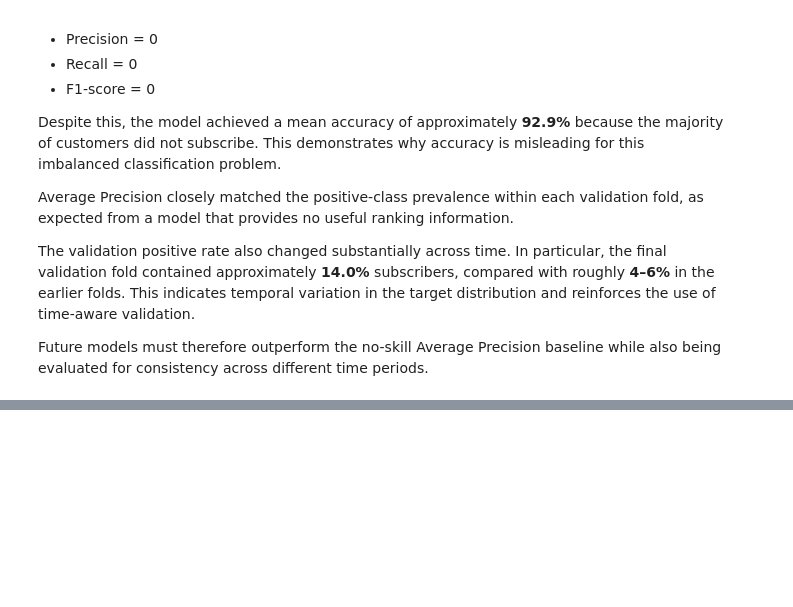
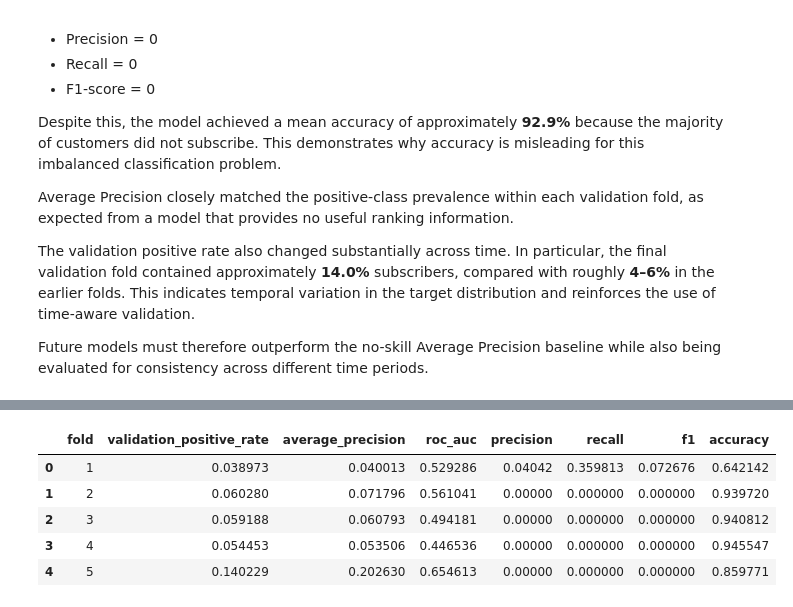
Before and after one commit to NourhanFarag/bank-marketing-subscription-prediction, a Jupyter notebook: notebooks/01_bank_marketing_analysis.ipynb, the cells around one changed output, grey strips where cells are left out. Saved outputs shown, nothing was run; the diff lists cells and outputs as text; code cells hidden in the pictures; blank space fills up the shorter version.

```diff
--- a/notebooks/01_bank_marketing_analysis.ipynb
+++ b/notebooks/01_bank_marketing_analysis.ipynb
@@ -1346,0 +1396,43 @@ Future models must therefore outperform the no-skill Average Precision baseline
+# %%
+logistic_cv_raw = cross_validate(
+    estimator=logistic_pipeline,
+    X=X_dev,
+    y=y_dev,
+    cv=CV_SPLITS,
+    scoring=SCORING,
+    return_train_score=False
+)
+# %%
+logistic_cv_results = pd.DataFrame({
+    "fold": range(1, len(CV_SPLITS) + 1),
+
+    "validation_positive_rate":
+        fold_overview["validation_positive_rate"],
+
+    "average_precision":
+        logistic_cv_raw["test_average_precision"],
+
+    "roc_auc":
+        logistic_cv_raw["test_roc_auc"],
+
+    "precision":
+        logistic_cv_raw["test_precision"],
+
+    "recall":
+        logistic_cv_raw["test_recall"],
+
+    "f1":
+        logistic_cv_raw["test_f1"],
+
+    "accuracy":
+        logistic_cv_raw["test_accuracy"]
+})
+
+logistic_cv_results
+# %% [output]
+|  | fold | validation_positive_rate | average_precision | roc_auc | precision | recall | f1 | accuracy |
+| 0 | 1 | 0.038973 | 0.040013 | 0.529286 | 0.04042 | 0.359813 | 0.072676 | 0.642142 |
+| 1 | 2 | 0.060280 | 0.071796 | 0.561041 | 0.00000 | 0.000000 | 0.000000 | 0.939720 |
+| 2 | 3 | 0.059188 | 0.060793 | 0.494181 | 0.00000 | 0.000000 | 0.000000 | 0.940812 |
+| 3 | 4 | 0.054453 | 0.053506 | 0.446536 | 0.00000 | 0.000000 | 0.000000 | 0.945547 |
+| 4 | 5 | 0.140229 | 0.202630 | 0.654613 | 0.00000 | 0.000000 | 0.000000 | 0.859771 |
```
Also changed, not shown: parts of 10 cells of this notebook.
